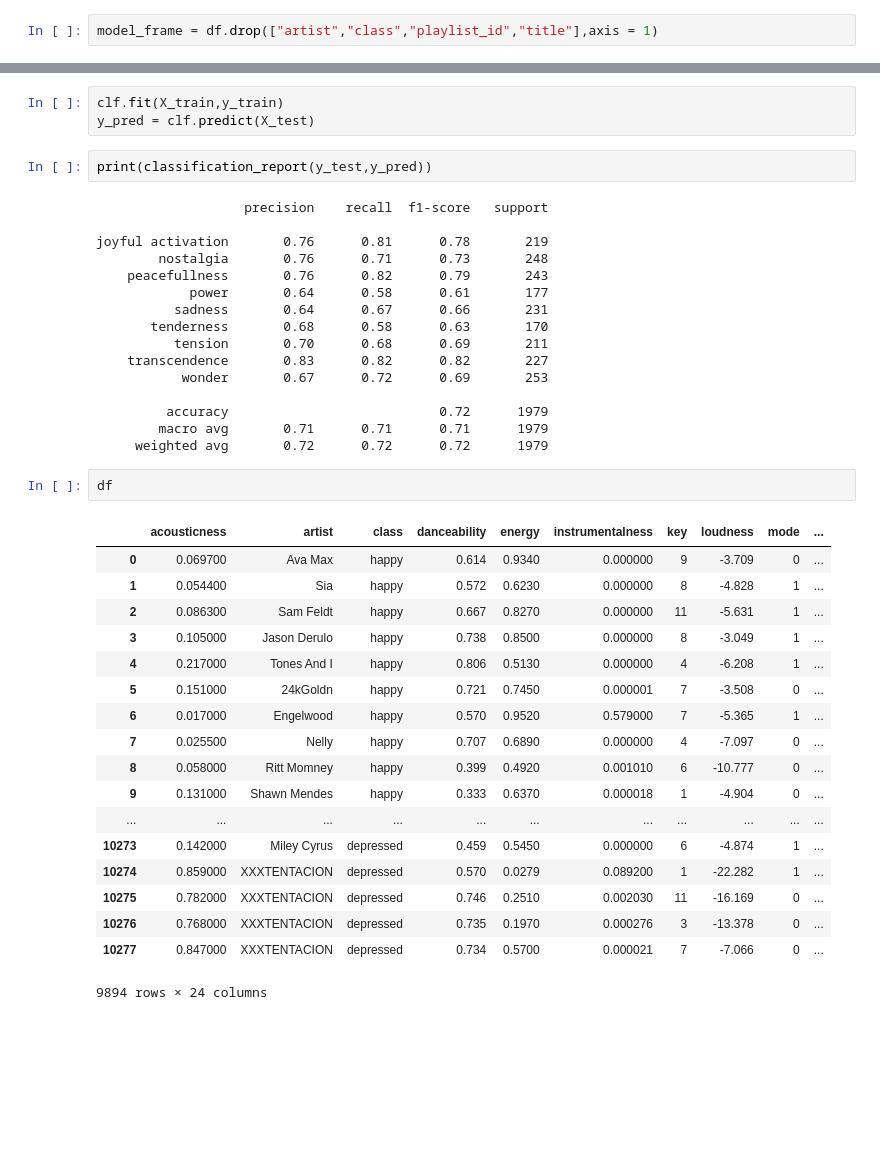
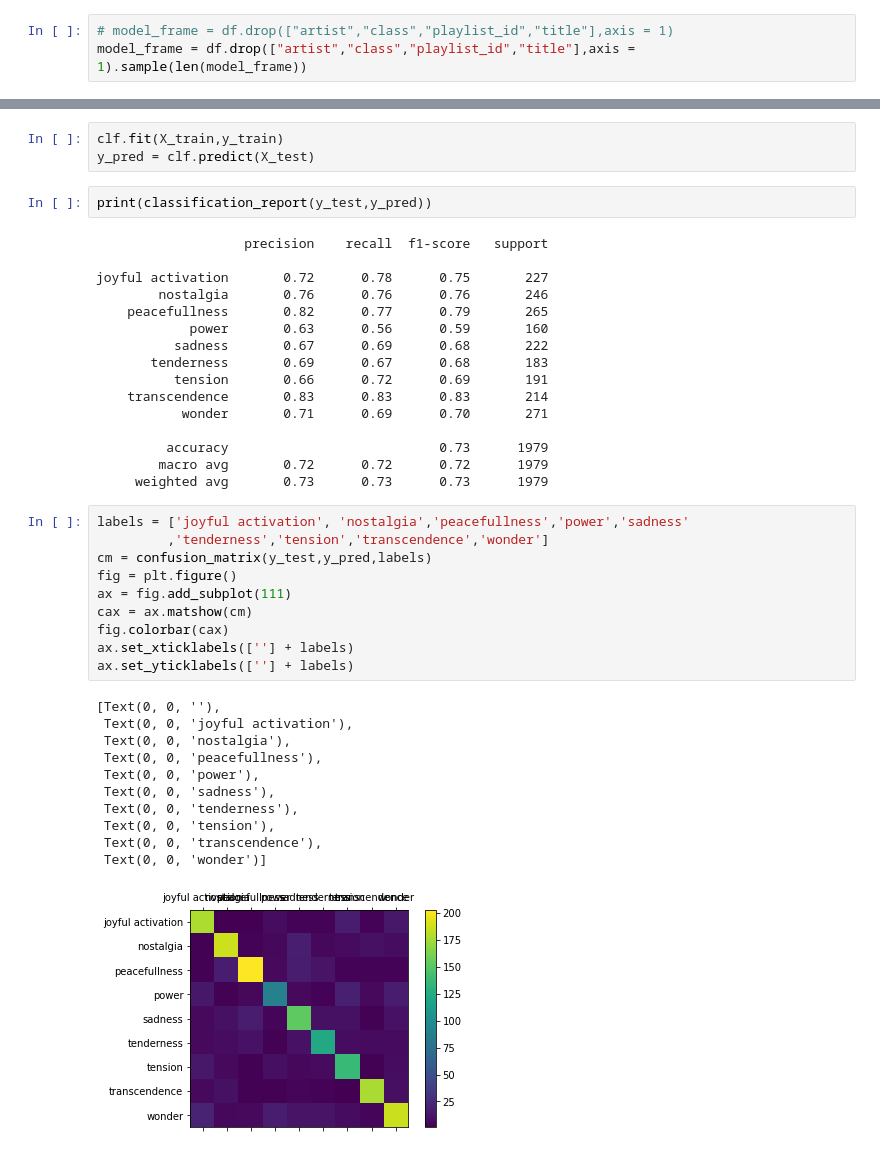
Before and after one commit to sulayman-ali/MusicMood, a Jupyter notebook: notebooks/EDA.ipynb, the cells around one changed output, grey strips where cells are left out. Drawn from its saved outputs; the diff is of its cells as text; blank space fills up the shorter version.

```diff
--- a/notebooks/EDA.ipynb
+++ b/notebooks/EDA.ipynb
@@ -161,7 +161,8 @@ df.to_csv(os.path.join(path,"spotifyquerieswithtfidflabels.csv"))
 # %% [markdown]
 ## Modelling again
 # %%
-model_frame = df.drop(["artist","class","playlist_id","title"],axis = 1)
+# model_frame = df.drop(["artist","class","playlist_id","title"],axis = 1)
+model_frame = df.drop(["artist","class","playlist_id","title"],axis = 1).sample(len(model_frame))
 # %%
 X = model_frame.drop("category",axis =1)
 y = model_frame["category"]
@@ -175,37 +176,38 @@ print(classification_report(y_test,y_pred))
 # %% [output]
                    precision    recall  f1-score   support
 
-joyful activation       0.76      0.81      0.78       219
-        nostalgia       0.76      0.71      0.73       248
-    peacefullness       0.76      0.82      0.79       243
-            power       0.64      0.58      0.61       177
-          sadness       0.64      0.67      0.66       231
-       tenderness       0.68      0.58      0.63       170
-          tension       0.70      0.68      0.69       211
-    transcendence       0.83      0.82      0.82       227
-           wonder       0.67      0.72      0.69       253
+joyful activation       0.72      0.78      0.75       227
+        nostalgia       0.76      0.76      0.76       246
+    peacefullness       0.82      0.77      0.79       265
+            power       0.63      0.56      0.59       160
+          sadness       0.67      0.69      0.68       222
+       tenderness       0.69      0.67      0.68       183
+          tension       0.66      0.72      0.69       191
+    transcendence       0.83      0.83      0.83       214
+           wonder       0.71      0.69      0.70       271
 
-         accuracy                           0.72      1979
-        macro avg       0.71      0.71      0.71      1979
-     weighted avg       0.72      0.72      0.72      1979
+         accuracy                           0.73      1979
+        macro avg       0.72      0.72      0.72      1979
+     weighted avg       0.73      0.73      0.73      1979
-# %%
-df
-# %% [output]
-|  | acousticness | artist | class | danceability | energy | instrumentalness | key | loudness | mode | ... |
-| 0 | 0.069700 | Ava Max | happy | 0.614 | 0.9340 | 0.000000 | 9 | -3.709 | 0 | ... |
-| 1 | 0.054400 | Sia | happy | 0.572 | 0.6230 | 0.000000 | 8 | -4.828 | 1 | ... |
-| 2 | 0.086300 | Sam Feldt | happy | 0.667 | 0.8270 | 0.000000 | 11 | -5.631 | 1 | ... |
-| 3 | 0.105000 | Jason Derulo | happy | 0.738 | 0.8500 | 0.000000 | 8 | -3.049 | 1 | ... |
-| 4 | 0.217000 | Tones And I | happy | 0.806 | 0.5130 | 0.000000 | 4 | -6.208 | 1 | ... |
-| 5 | 0.151000 | 24kGoldn | happy | 0.721 | 0.7450 | 0.000001 | 7 | -3.508 | 0 | ... |
-| 6 | 0.017000 | Engelwood | happy | 0.570 | 0.9520 | 0.579000 | 7 | -5.365 | 1 | ... |
-| 7 | 0.025500 | Nelly | happy | 0.707 | 0.6890 | 0.000000 | 4 | -7.097 | 0 | ... |
-| 8 | 0.058000 | Ritt Momney | happy | 0.399 | 0.4920 | 0.001010 | 6 | -10.777 | 0 | ... |
-| 9 | 0.131000 | Shawn Mendes | happy | 0.333 | 0.6370 | 0.000018 | 1 | -4.904 | 0 | ... |
-| ... | ... | ... | ... | ... | ... | ... | ... | ... | ... | ... |
-| 10273 | 0.142000 | Miley Cyrus | depressed | 0.459 | 0.5450 | 0.000000 | 6 | -4.874 | 1 | ... |
-| 10274 | 0.859000 | XXXTENTACION | depressed | 0.570 | 0.0279 | 0.089200 | 1 | -22.282 | 1 | ... |
-| 10275 | 0.782000 | XXXTENTACION | depressed | 0.746 | 0.2510 | 0.002030 | 11 | -16.169 | 0 | ... |
-| 10276 | 0.768000 | XXXTENTACION | depressed | 0.735 | 0.1970 | 0.000276 | 3 | -13.378 | 0 | ... |
-| 10277 | 0.847000 | XXXTENTACION | depressed | 0.734 | 0.5700 | 0.000021 | 7 | -7.066 | 0 | ... |
-9894 rows × 24 columns
+# %%
+labels = ['joyful activation', 'nostalgia','peacefullness','power','sadness'
+         ,'tenderness','tension','transcendence','wonder']
+cm = confusion_matrix(y_test,y_pred,labels)
+fig = plt.figure()
+ax = fig.add_subplot(111)
+cax = ax.matshow(cm)
+fig.colorbar(cax)
+ax.set_xticklabels([''] + labels)
+ax.set_yticklabels([''] + labels)
+# %% [output]
+[Text(0, 0, ''),
+ Text(0, 0, 'joyful activation'),
+ Text(0, 0, 'nostalgia'),
+ Text(0, 0, 'peacefullness'),
+ Text(0, 0, 'power'),
+ Text(0, 0, 'sadness'),
+ Text(0, 0, 'tenderness'),
+ Text(0, 0, 'tension'),
+ Text(0, 0, 'transcendence'),
+ Text(0, 0, 'wonder')]
+[figure, added]
```
Also changed, not shown: parts of 5 cells of this notebook, 4 other files.
